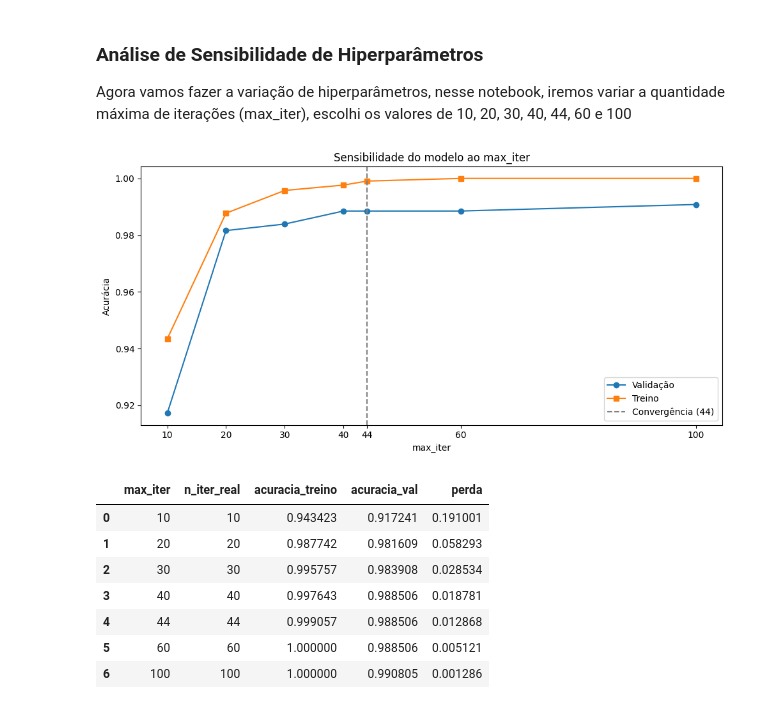
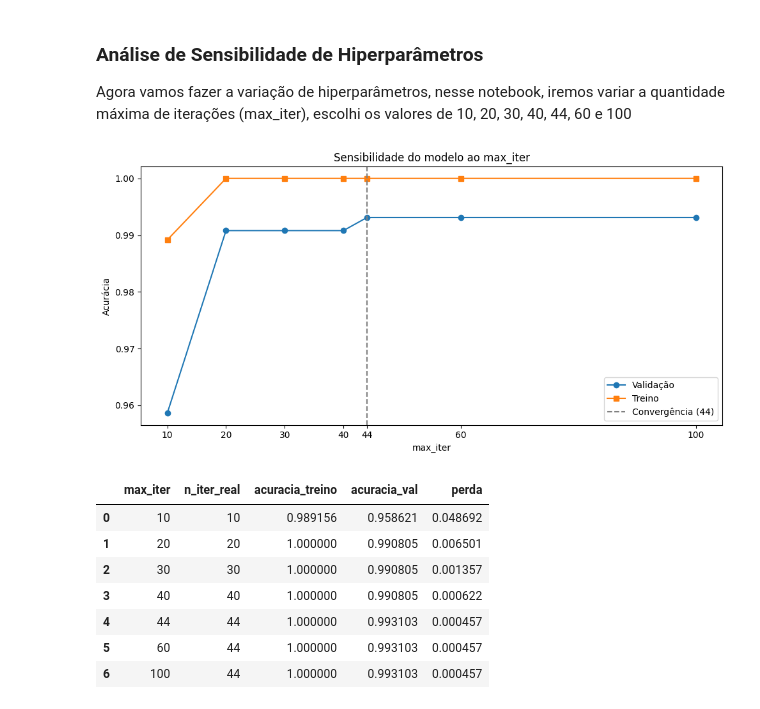
Before and after one commit to DaviMacielCavalcante/projeto-ml-basico, a Jupyter notebook: chess_JM.ipynb, the cells around one changed output. Saved outputs shown, nothing was run; the diff lists cells and outputs as text; code cells hidden in the pictures.

```diff
--- a/chess_JM.ipynb
+++ b/chess_JM.ipynb
@@ -366,7 +366,7 @@ param_grid = {
 # O cross-validation padrão do scikit-learn é 5 (5-fold)
 grid = GridSearchCV(
     param_grid=param_grid,
-    estimator=MLPClassifier(random_state=69, max_iter=200) # Mantemos a seed fixa para comparação justa
+    estimator=MLPClassifier(random_state=69) # Mantemos a seed fixa para comparação justa
 )
 # %%
 grid.fit(X_train_concated, Y_train_encoded)
@@ -435,38 +435,38 @@ Agora vamos fazer a variação de hiperparâmetros, nesse notebook, iremos varia
 # %%
 import matplotlib.pyplot as plt
 modelos = [
-    MLPClassifier(hidden_layer_sizes=(16,)*4, activation="relu", solver="adam", max_iter=10, random_state=69).fit(X_train_concated, Y_train_encoded),
-    MLPClassifier(hidden_layer_sizes=(16,)*4, activation="relu", solver="adam", max_iter=20, random_state=69).fit(X_train_concated, Y_train_encoded),
-    MLPClassifier(hidden_layer_sizes=(16,)*4, activation="relu", solver="adam", max_iter=30, random_state=69).fit(X_train_concated, Y_train_encoded),
-    MLPClassifier(hidden_layer_sizes=(16,)*4, activation="relu", solver="adam", max_iter=40, random_state=69).fit(X_train_concated, Y_train_encoded),
-    MLPClassifier(hidden_layer_sizes=(16,)*4, activation="relu", solver="adam", max_iter=44, random_state=69).fit(X_train_concated, Y_train_encoded),
-    MLPClassifier(hidden_layer_sizes=(16,)*4, activation="relu", solver="adam", max_iter=60, random_state=69).fit(X_train_concated, Y_train_encoded),
-    MLPClassifier(hidden_layer_sizes=(16,)*4, activation="relu", solver="adam", max_iter=100, random_state=69).fit(X_train_concated, Y_train_encoded),
+    MLPClassifier(hidden_layer_sizes=(64,)*4, activation="relu", solver="adam", max_iter=10, random_state=69).fit(X_train_concated, Y_train_encoded),
+    MLPClassifier(hidden_layer_sizes=(64,)*4, activation="relu", solver="adam", max_iter=20, random_state=69).fit(X_train_concated, Y_train_encoded),
+    MLPClassifier(hidden_layer_sizes=(64,)*4, activation="relu", solver="adam", max_iter=30, random_state=69).fit(X_train_concated, Y_train_encoded),
+    MLPClassifier(hidden_layer_sizes=(64,)*4, activation="relu", solver="adam", max_iter=40, random_state=69).fit(X_train_concated, Y_train_encoded),
+    MLPClassifier(hidden_layer_sizes=(64,)*4, activation="relu", solver="adam", max_iter=44, random_state=69).fit(X_train_concated, Y_train_encoded),
+    MLPClassifier(hidden_layer_sizes=(64,)*4, activation="relu", solver="adam", max_iter=60, random_state=69).fit(X_train_concated, Y_train_encoded),
+    MLPClassifier(hidden_layer_sizes=(64,)*4, activation="relu", solver="adam", max_iter=100, random_state=69).fit(X_train_concated, Y_train_encoded),
 ]
 
 iters = [m.max_iter for m in modelos]
 
 acuracias_val = [
     accuracy_score(Y_val_encoded, m.predict(X_val_concated)) for m in modelos
 ]
 
 acuracias_treino = [
     accuracy_score(Y_train_encoded, m.predict(X_train_concated)) for m in modelos
 ]
 
 plt.figure(figsize=(10, 5))
 plt.plot(iters, acuracias_val, marker='o', label='Validação')
 plt.plot(iters, acuracias_treino, marker='s', label='Treino')
 plt.axvline(x=44, color='gray', linestyle='--', label='Convergência (44)')
 plt.xlabel('max_iter')
 plt.ylabel('Acurácia')
 plt.title('Sensibilidade do modelo ao max_iter')
 plt.legend()
 plt.xticks(iters)
 plt.tight_layout()
 plt.show()
 # %% [output]
-[figure, old version]
+[figure, new version]
 # %%
 import pandas as pd
 
@@ -482,10 +482,10 @@ df_resultados = pd.DataFrame(dados)
 df_resultados
 # %% [output]
 |  | max_iter | n_iter_real | acuracia_treino | acuracia_val | perda |
-| 0 | 10 | 10 | 0.943423 | 0.917241 | 0.191001 |
-| 1 | 20 | 20 | 0.987742 | 0.981609 | 0.058293 |
-| 2 | 30 | 30 | 0.995757 | 0.983908 | 0.028534 |
-| 3 | 40 | 40 | 0.997643 | 0.988506 | 0.018781 |
-| 4 | 44 | 44 | 0.999057 | 0.988506 | 0.012868 |
-| 5 | 60 | 60 | 1.000000 | 0.988506 | 0.005121 |
-| 6 | 100 | 100 | 1.000000 | 0.990805 | 0.001286 |
+| 0 | 10 | 10 | 0.989156 | 0.958621 | 0.048692 |
+| 1 | 20 | 20 | 1.000000 | 0.990805 | 0.006501 |
+| 2 | 30 | 30 | 1.000000 | 0.990805 | 0.001357 |
+| 3 | 40 | 40 | 1.000000 | 0.990805 | 0.000622 |
+| 4 | 44 | 44 | 1.000000 | 0.993103 | 0.000457 |
+| 5 | 60 | 44 | 1.000000 | 0.993103 | 0.000457 |
+| 6 | 100 | 44 | 1.000000 | 0.993103 | 0.000457 |
```
Also changed, not shown: parts of 5 cells of this notebook.
